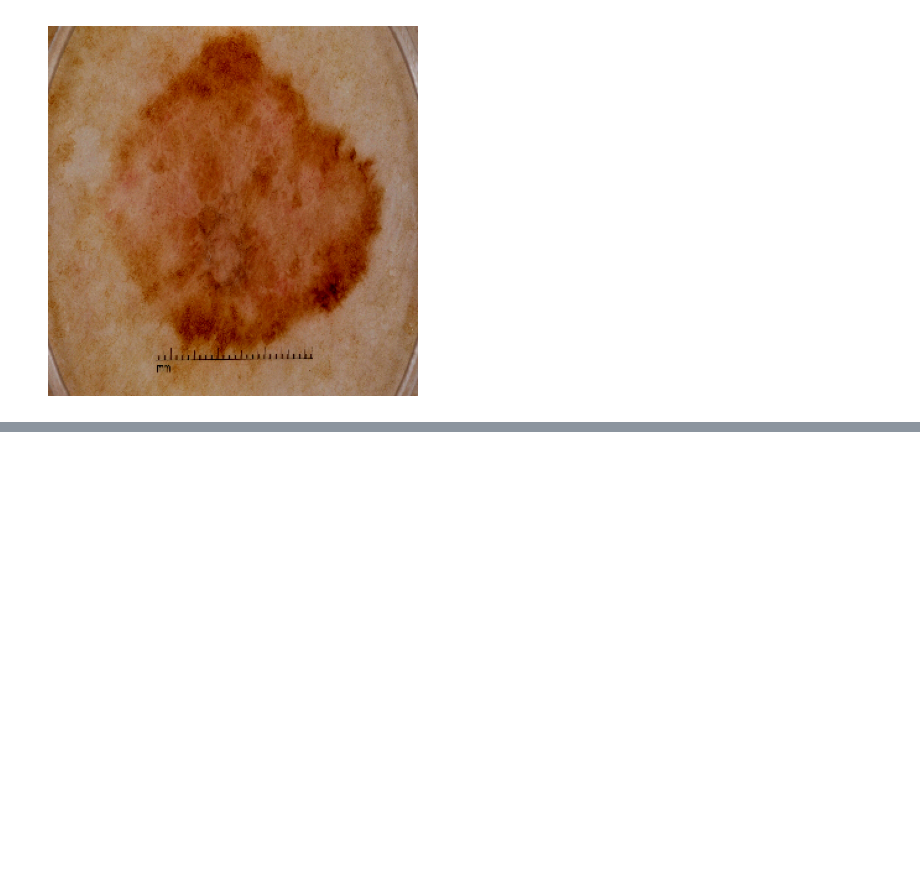
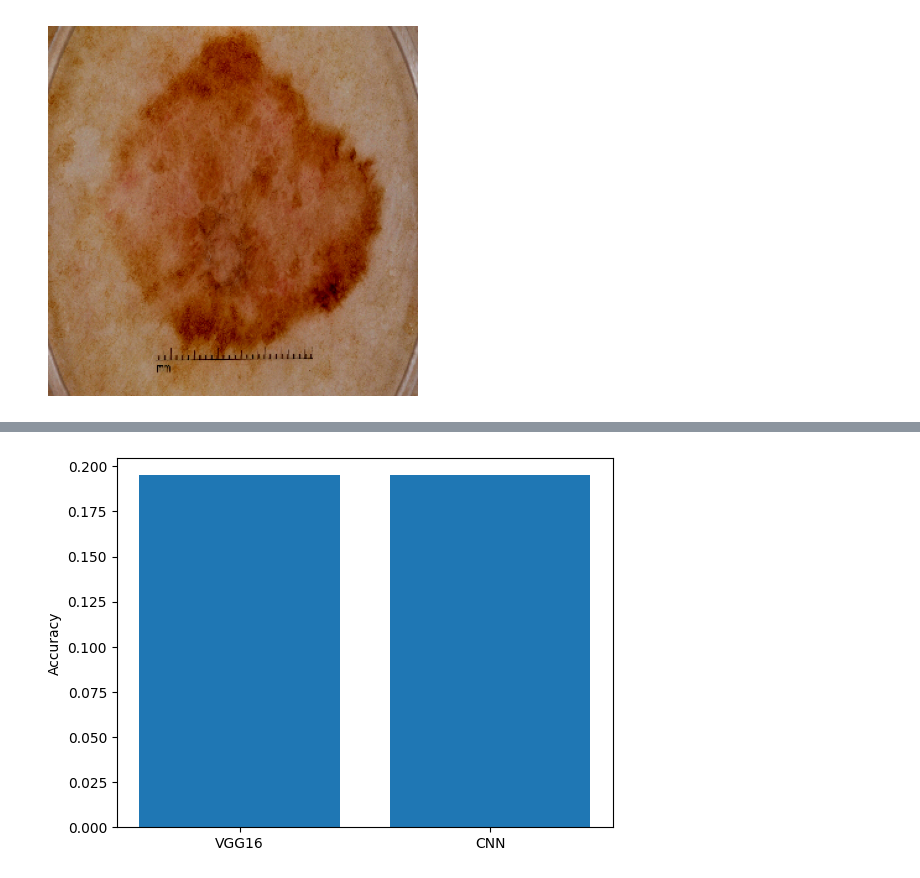
Before and after one commit to Parrot90/CancerPrediction, a Jupyter notebook: SkinCancerDetectionFinal.ipynb, the cells around one changed output, grey strips where cells are left out. Saved outputs shown, nothing was run; the diff lists cells and outputs as text; code cells hidden in the pictures; blank space fills up the shorter version.

```diff
--- a/SkinCancerDetectionFinal.ipynb
+++ b/SkinCancerDetectionFinal.ipynb
@@ -413,0 +1035,11 @@ This image is 96.33% benign.
+# %%
+import tensorflow as tf
+from tensorflow.keras.models import load_model
+
+# Load the trained models
+vgg16_model = load_model('F://AI ML//Vgn_Weight_tf//vgg16_weights_tf_dim_ordering_tf_kernels_notop.h5')
+cnn_model = load_model('F://AI ML//benign-vs-malignant_64_rmsprop_0.373.h5')
+
+# Save the models in TensorFlow SavedModel format
+vgg16_model.save('vgg16_saved_model')
+cnn_model.save('cnn_saved_model')
@@ -413,0 +1051,32 @@ This image is 96.33% benign.
+# %%
+import numpy as np
+import matplotlib.pyplot as plt
+from sklearn.metrics import accuracy_score
+from keras.preprocessing.image import ImageDataGenerator
+
+# Load your test data
+test_datagen = ImageDataGenerator(rescale=1. / 255)
+test_generator = test_datagen.flow_from_directory(
+    'F://AI ML//data//test',
+    target_size=(64, 64),
+    batch_size=32,
+    class_mode='categorical',
+    shuffle=False)
+
+# Make predictions with both models
+vgg16_preds = vgg16_model.predict(test_generator)
+cnn_preds = cnn_model.predict(test_generator)
+
+# Convert predictions to class labels
+vgg16_preds = np.argmax(vgg16_preds, axis=1)
+cnn_preds = np.argmax(cnn_preds, axis=1)
+
+# Calculate the accuracy of the models
+vgg16_accuracy = accuracy_score(test_generator.classes, vgg16_preds)
+cnn_accuracy = accuracy_score(test_generator.classes, cnn_preds)
+
+# Plot the accuracy
+plt.bar(['VGG16', 'CNN'], [vgg16_accuracy, cnn_accuracy])
+plt.ylabel('Accuracy')
+plt.show()
+# %% [output]
@@ -413,0 +1086 @@ This image is 96.33% benign.
+[figure, added]
```
Also changed, not shown: parts of 24 cells of this notebook.
